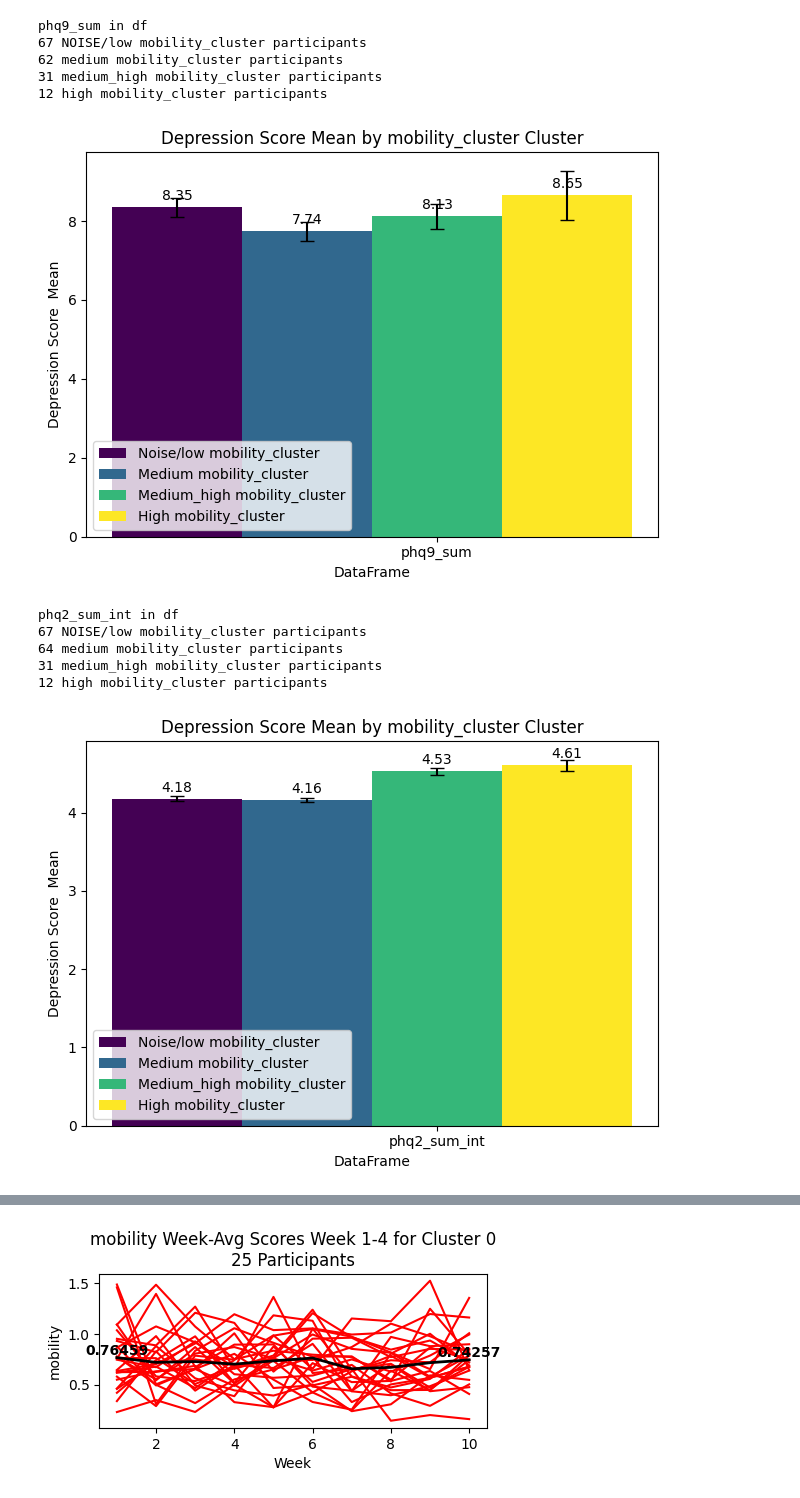
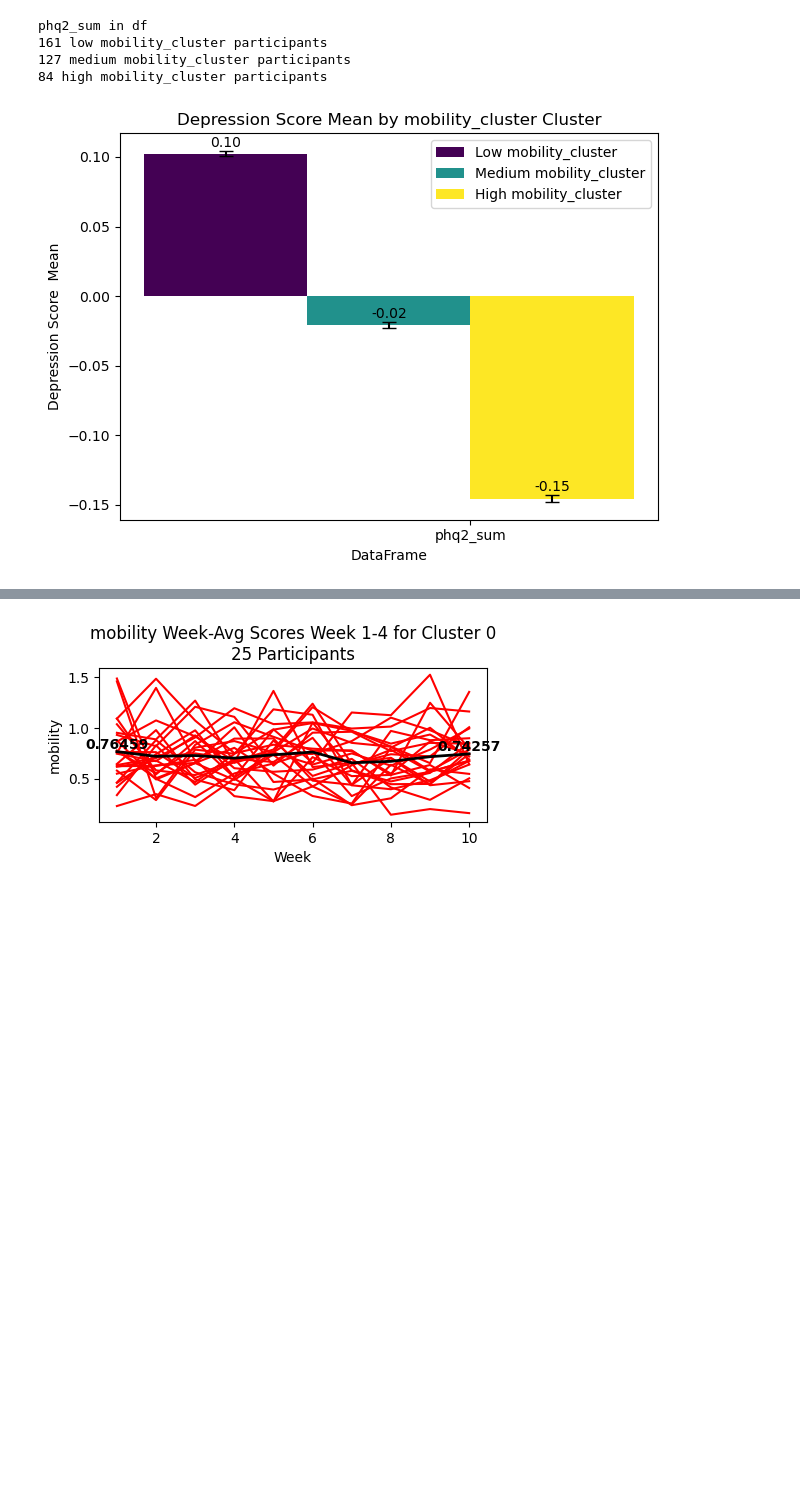
Before and after one commit to kaleyjoss/smartphone_sensor_predictive_modeling, a Jupyter notebook: notebooks/02_var_clustering.ipynb, the cells around one changed output, grey strips where cells are left out. Saved outputs shown, nothing was run; the diff lists cells and outputs as text; code cells hidden in the pictures; blank space fills up the shorter version.

```diff
--- a/notebooks/02_var_clustering.ipynb
+++ b/notebooks/02_var_clustering.ipynb
@@ -195,38 +178,29 @@ NameError: name 'x' is not defined
 # %%
 #### Visualize distribution of certain variables for different clusters (KMeans)
 
+cluster_label = cluster_var + "_cluster"
 # Dictionary to map cluster descriptions to cluster numbers
 cluster_keys = {
-    "NOISE/low": 0,
+    "low": 2,
     #"medium_low": 3,
-    "medium": 3,
-    "medium_high": 2,
+    "medium": 0,
+    # "medium_high": 2,
     "high":1
     # Add more mappings as needed, e.g., "med high": 0, "med": 1, "med low": 2, "low": 3
 }
 n_clusters = len(cluster_keys.keys())
 # Initialize the cluster df by merging the cluster id-to-cluster mapping into the large df
-cluster_map = pd.read_csv(os.path.join(brighten_dir, f'{cluster_label}{n_clusters}_map.csv'))
-dfw_with_cluster = week_df_int70.merge(cluster_map, on=['num_id'], how='outer')
+cluster_map = pd.read_csv(os.path.join(brighten_dir, f'{cluster_var}{n_clusters}_map.csv'))
+df = pd.read_csv(os.path.join(brighten_dir, f'v1_day_res.csv'))
+df_with_cluster = df.merge(cluster_map, on=['num_id'], how='outer')
 
 # Variable to compare
-y_var, y_var_name = 'phq9_sum', 'Depression Score' #mood_1, sds_1, sds_2, sds_3, phq9_sum, phq2_sum
-vis.plot_var_for_cluster(dfw_with_cluster, cluster_keys, cluster_var, cluster_label, y_var, y_var_name)
-
-df_with_cluster = df_alldays_int70.merge(cluster_map, on=['num_id'], how='outer')
-y_var, y_var_name = 'phq2_sum_int',  'Depression Score' #mood_1, sds_1, sds_2, sds_3, phq9_sum, phq2_sum
+y_var, y_var_name = 'phq2_sum', 'Depression Score' #mood_1, sds_1, sds_2, sds_3, phq9_sum, phq2_sum
 vis.plot_var_for_cluster(df_with_cluster, cluster_keys, cluster_var, cluster_label, y_var, y_var_name)
 # %% [output]
-phq9_sum in df
-67 NOISE/low mobility_cluster participants
-62 medium mobility_cluster participants
-31 medium_high mobility_cluster participants
-12 high mobility_cluster participants
+phq2_sum in df
+161 low mobility_cluster participants
+127 medium mobility_cluster participants
+84 high mobility_cluster participants
-[figure, old version]
+[figure, new version]
-phq2_sum_int in df
-67 NOISE/low mobility_cluster participants
-64 medium mobility_cluster participants
-31 medium_high mobility_cluster participants
-12 high mobility_cluster participants
-[figure, removed]
 # %%
```
Also changed, not shown: parts of 3 cells of this notebook, 1 other file.
